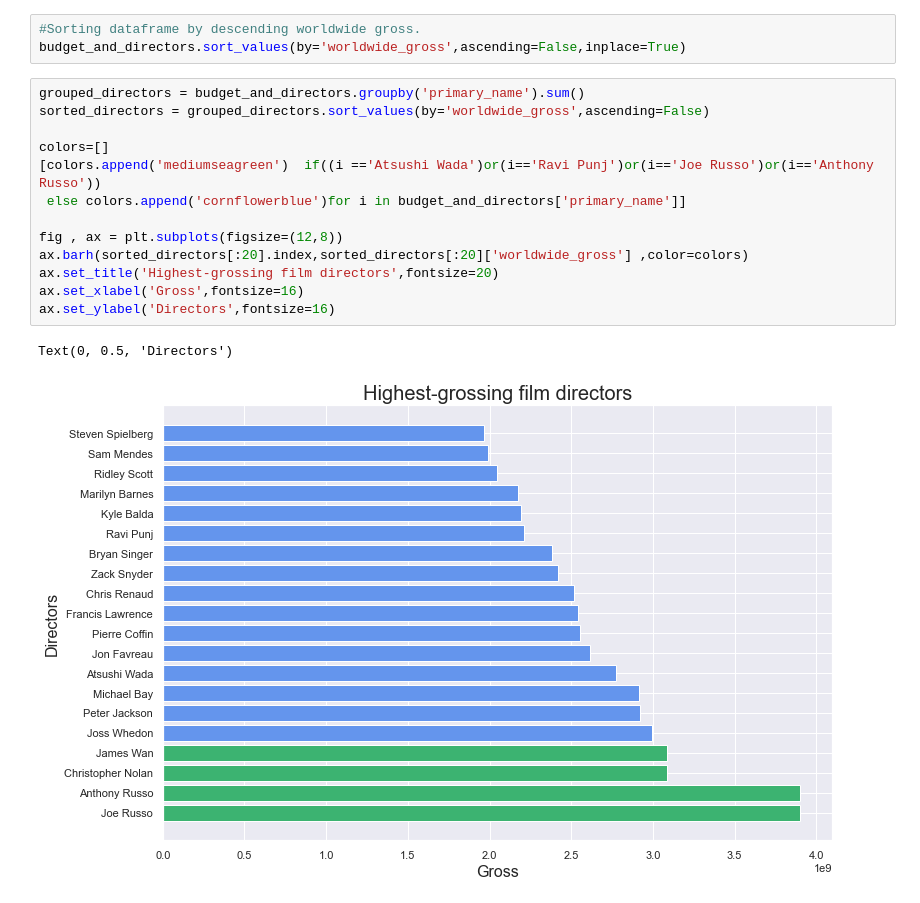
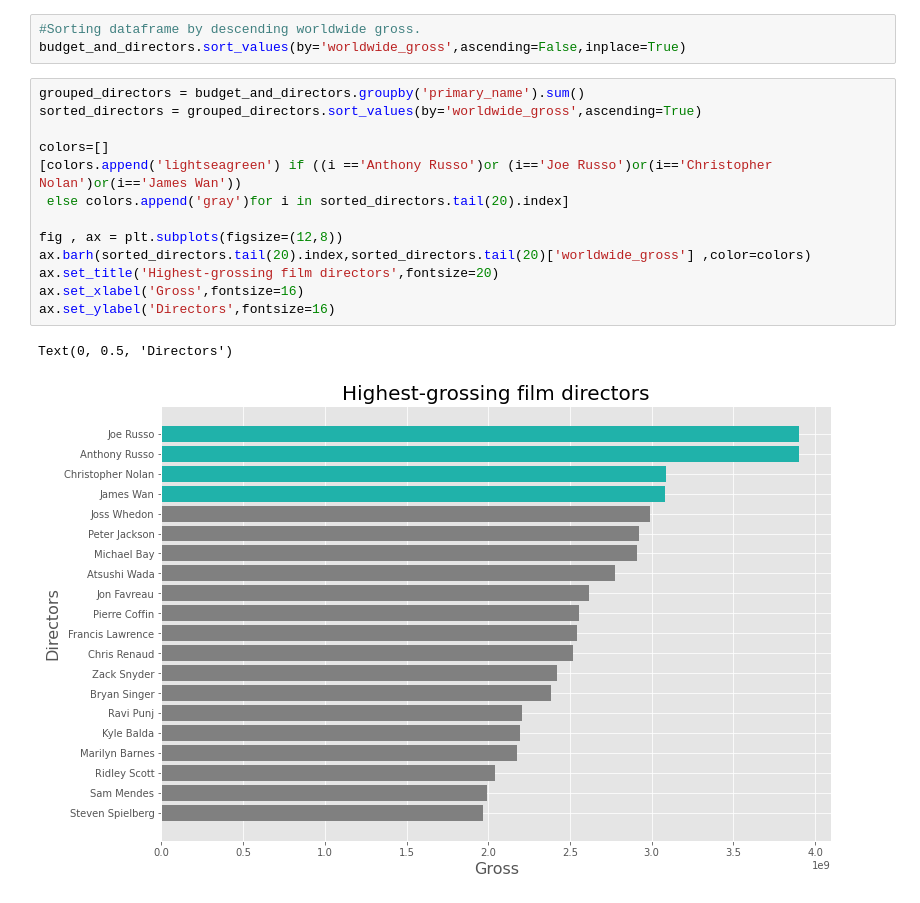
Before and after one commit to artificial126/dsc-phase-1-project, a Jupyter notebook: student.ipynb, the cells around one changed output. Drawn from its saved outputs; the diff is of its cells as text.

```diff
--- a/student.ipynb
+++ b/student.ipynb
@@ -398,17 +404,17 @@ budget_and_directors = titles_directors.merge(df_budgets)
 budget_and_directors.sort_values(by='worldwide_gross',ascending=False,inplace=True)
 # %%
 grouped_directors = budget_and_directors.groupby('primary_name').sum()
-sorted_directors = grouped_directors.sort_values(by='worldwide_gross',ascending=False)
+sorted_directors = grouped_directors.sort_values(by='worldwide_gross',ascending=True)
 
 colors=[]
-[colors.append('mediumseagreen')  if((i =='Atsushi Wada')or(i=='Ravi Punj')or(i=='Joe Russo')or(i=='Anthony Russo'))
- else colors.append('cornflowerblue')for i in budget_and_directors['primary_name']]
+[colors.append('lightseagreen') if ((i =='Anthony Russo')or (i=='Joe Russo')or(i=='Christopher Nolan')or(i=='James Wan'))
+ else colors.append('gray')for i in sorted_directors.tail(20).index]
 
 fig , ax = plt.subplots(figsize=(12,8))
-ax.barh(sorted_directors[:20].index,sorted_directors[:20]['worldwide_gross'] ,color=colors)
+ax.barh(sorted_directors.tail(20).index,sorted_directors.tail(20)['worldwide_gross'] ,color=colors)
 ax.set_title('Highest-grossing film directors',fontsize=20)
 ax.set_xlabel('Gross',fontsize=16)
 ax.set_ylabel('Directors',fontsize=16)
 # %% [output]
 Text(0, 0.5, 'Directors')
-[figure, old version]
+[figure, new version]
```
Also changed, not shown: parts of 14 cells of this notebook, 1 other file.
